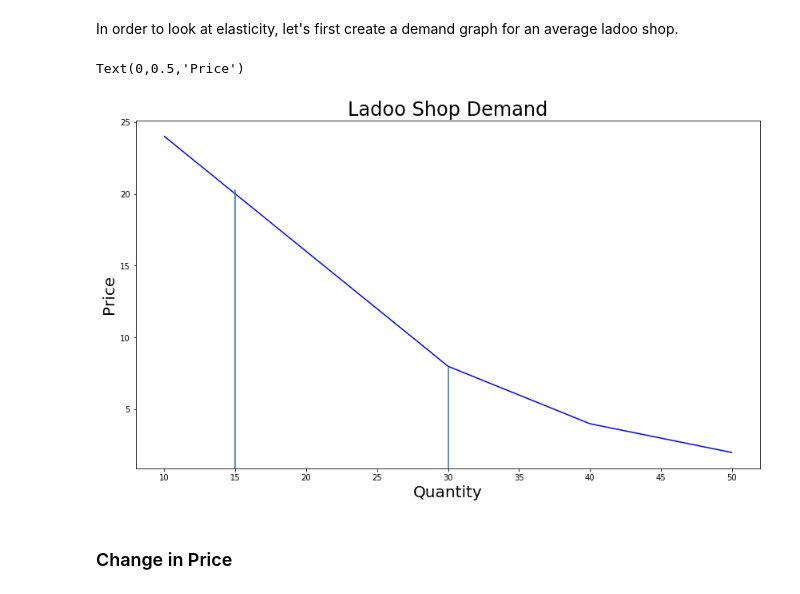
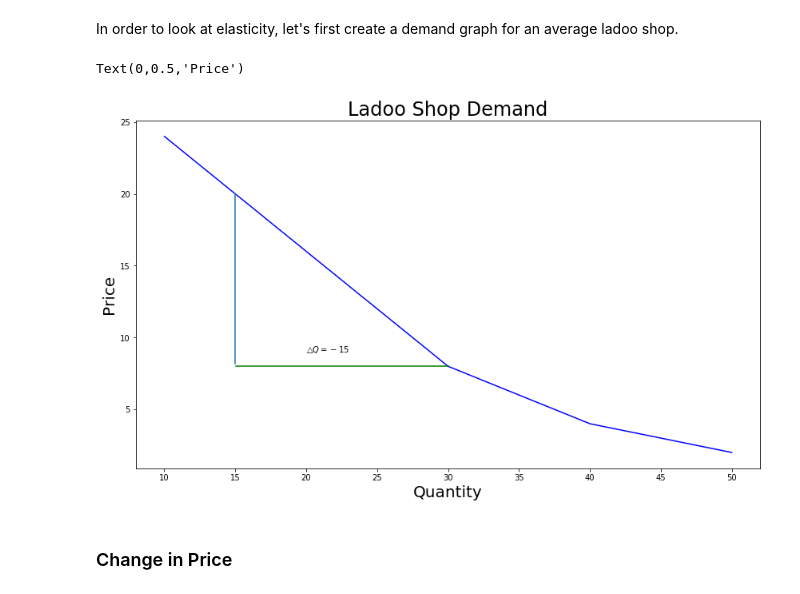
Before and after one commit to TheChanRProject/PieranDataAssistance, a Jupyter notebook: Nishant/elasticity-in-demand.ipynb, the cells around one changed output. Saved outputs shown, nothing was run; the diff lists cells and outputs as text; code cells hidden in the pictures.

```diff
--- a/Nishant/elasticity-in-demand.ipynb
+++ b/Nishant/elasticity-in-demand.ipynb
@@ -33,16 +33,17 @@ In order to look at elasticity, let's first create a demand graph for an average
 # %%
 x_ladoo = np.array([10,20,30,40,50])
 y_ladoo = np.array([24,16,8,4,2])
 fig, ax = plt.subplots(figsize=(14,8))
 ax.plot(x_ladoo, y_ladoo, 'b-')
-plt.axvline(x=15, ymin=0, ymax=0.70)
-plt.axvline(x=30, ymin=0, ymax=0.29)
+plt.axhline(y=8, xmin=0.16, xmax=0.5, color='g')
+plt.axvline(x=15, ymin=0.301, ymax=0.79)
+ax.text(x=20, y=9, s=r"$\bigtriangleup Q = -15 $")
 ax.set_title("Ladoo Shop Demand", size=24)
 ax.set_xlabel("Quantity", size=20)
 ax.set_ylabel("Price", size=20)
 # %% [output]
 Text(0,0.5,'Price')
-[figure, old version]
+[figure, new version]
 # %% [markdown]
 ### Change in Price
 # %% [markdown]
```
